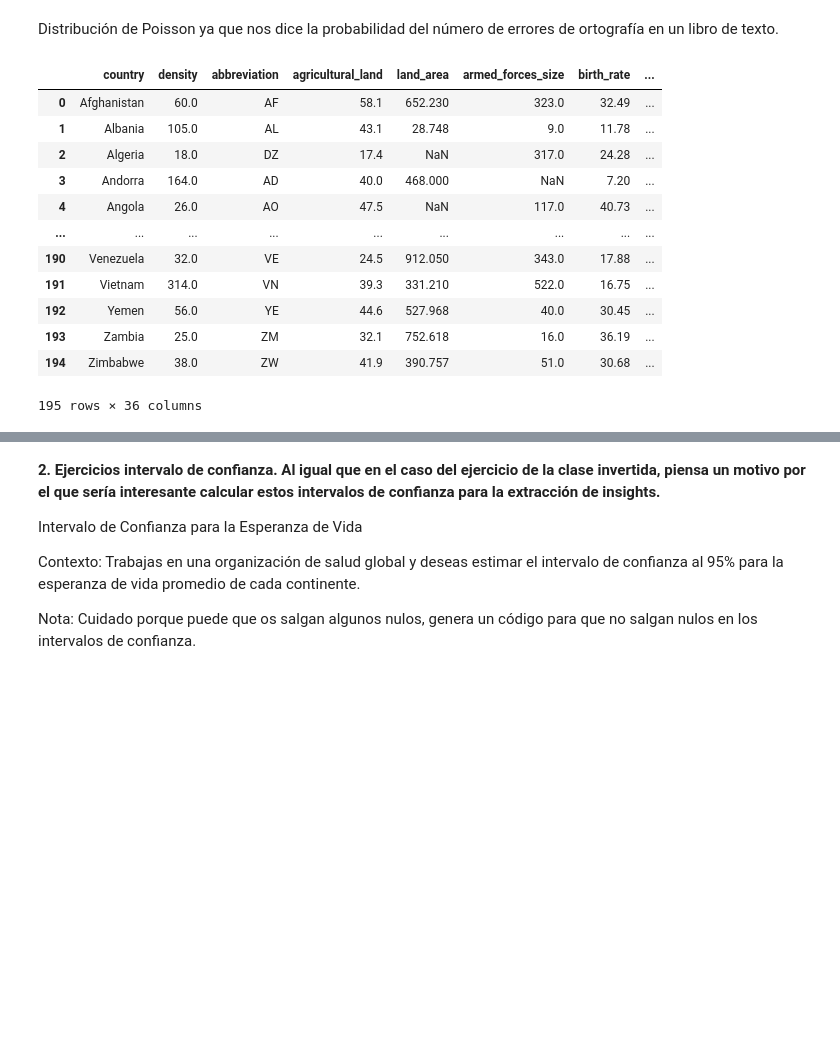
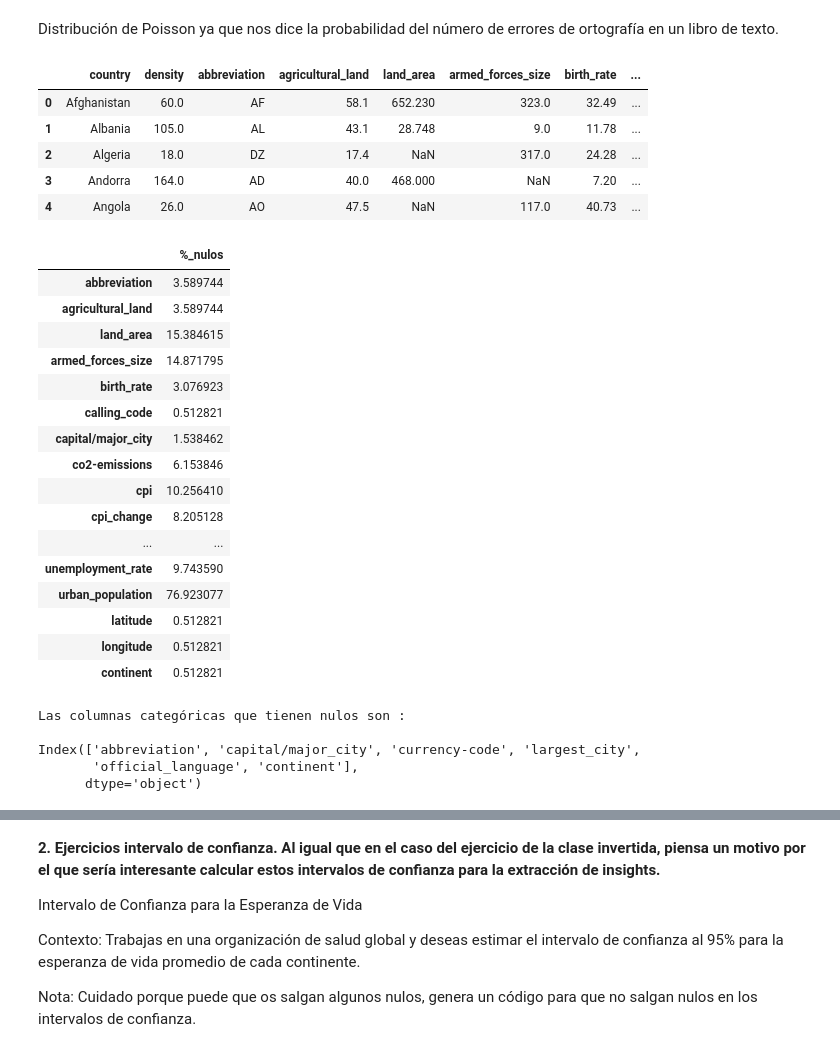
Before and after one commit to karinem0/promoG-modulo3-sprint2-pairprogramming-Johanna-Karine, a Jupyter notebook: 3.Estadistica_inferencial_pair_programming.ipynb, the cells around one changed output, grey strips where cells are left out. Cells and saved outputs as stored; diff of their text form; code cells hidden in the pictures; blank space fills up the shorter version.

```diff
--- a/3.Estadistica_inferencial_pair_programming.ipynb
+++ b/3.Estadistica_inferencial_pair_programming.ipynb
@@ -90,19 +98,48 @@ Distribución exponencial, ya que se utiliza para modelar el tiempo que transcur
 # %% [markdown]
 Distribución de Poisson ya que nos dice la probabilidad del número de errores de ortografía en un libro de texto.
 # %%
+# Abrimos y exploramos el dataframe
 df = pd.read_csv("files/world_data_full_apply_nulos.csv", index_col=0)
-df
+df.head()
 # %% [output]
 |  | country | density | abbreviation | agricultural_land | land_area | armed_forces_size | birth_rate | ... |
 | 0 | Afghanistan | 60.0 | AF | 58.1 | 652.230 | 323.0 | 32.49 | ... |
 | 1 | Albania | 105.0 | AL | 43.1 | 28.748 | 9.0 | 11.78 | ... |
 | 2 | Algeria | 18.0 | DZ | 17.4 | NaN | 317.0 | 24.28 | ... |
 | 3 | Andorra | 164.0 | AD | 40.0 | 468.000 | NaN | 7.20 | ... |
 | 4 | Angola | 26.0 | AO | 47.5 | NaN | 117.0 | 40.73 | ... |
-| ... | ... | ... | ... | ... | ... | ... | ... | ... |
-| 190 | Venezuela | 32.0 | VE | 24.5 | 912.050 | 343.0 | 17.88 | ... |
-| 191 | Vietnam | 314.0 | VN | 39.3 | 331.210 | 522.0 | 16.75 | ... |
-| 192 | Yemen | 56.0 | YE | 44.6 | 527.968 | 40.0 | 30.45 | ... |
-| 193 | Zambia | 25.0 | ZM | 32.1 | 752.618 | 16.0 | 36.19 | ... |
-| 194 | Zimbabwe | 38.0 | ZW | 41.9 | 390.757 | 51.0 | 30.68 | ... |
-195 rows × 36 columns
+# %%
+# Creamos un data framer para gestionar los nulos
+df_nulos = pd.DataFrame((df.isnull().sum() / df.shape[0]) * 100, columns = ["%_nulos"])
+
+# filtramos el DataFrame para quedarnos solo con aquellas columnas que tengan nulos
+df_nulos[df_nulos["%_nulos"] > 0]
+# %% [output]
+|  | %_nulos |
+| abbreviation | 3.589744 |
+| agricultural_land | 3.589744 |
+| land_area | 15.384615 |
+| armed_forces_size | 14.871795 |
+| birth_rate | 3.076923 |
+| calling_code | 0.512821 |
+| capital/major_city | 1.538462 |
+| co2-emissions | 6.153846 |
+| cpi | 10.256410 |
+| cpi_change | 8.205128 |
+| ... | ... |
+| unemployment_rate | 9.743590 |
+| urban_population | 76.923077 |
+| latitude | 0.512821 |
+| longitude | 0.512821 |
+| continent | 0.512821 |
+# %%
+# Obtenemos la lista de columnas categóricas que tienen nulos
+nulos_esta_cat = df[df.columns[df.isnull().any()]].select_dtypes(include = "O").columns
+print("Las columnas categóricas que tienen nulos son : \n ")
+print(nulos_esta_cat)
+# %% [output]
+Las columnas categóricas que tienen nulos son :
+
+Index(['abbreviation', 'capital/major_city', 'currency-code', 'largest_city',
+       'official_language', 'continent'],
+      dtype='object')
```
Also changed, not shown: parts of 22 cells of this notebook, 1 other file.
